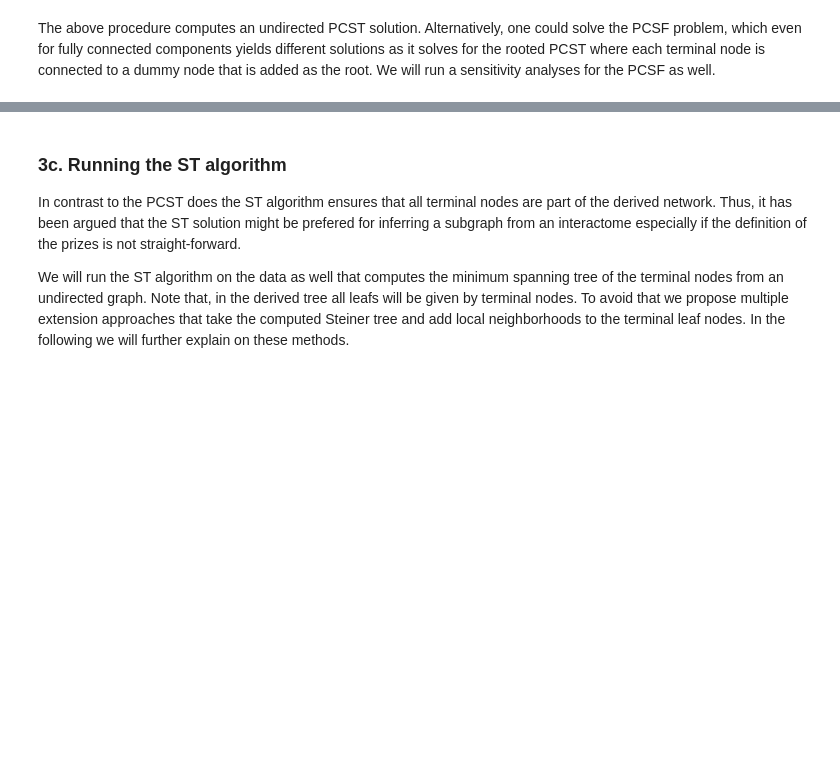
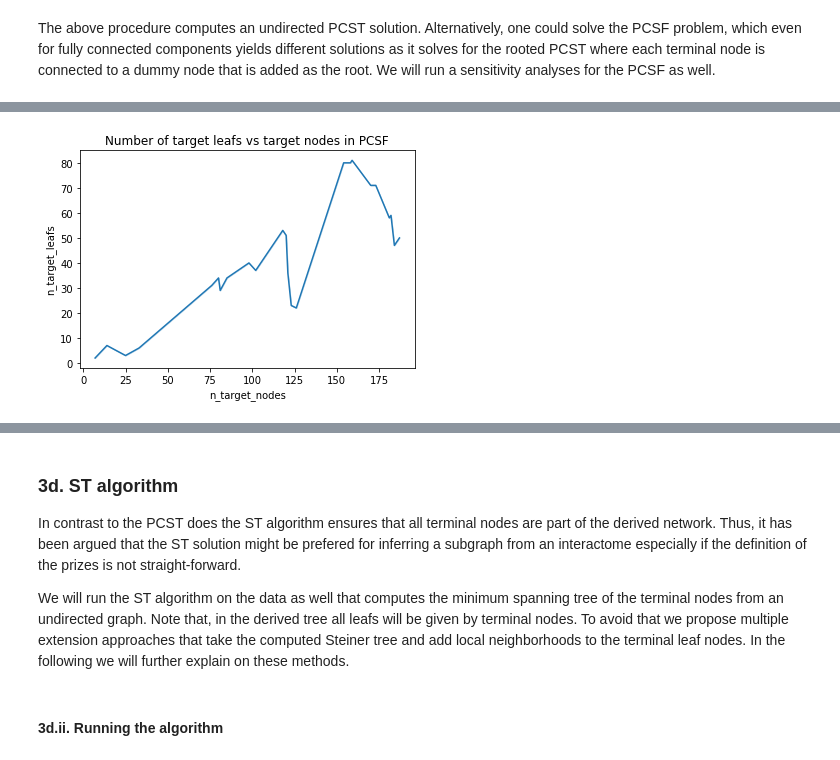
Before and after one commit to uhlerlab/image2reg, a Jupyter notebook: notebooks/ppi/steiner_tree_analysis.ipynb, the cells around one changed output, grey strips where cells are left out. Cells and saved outputs as stored; diff of their text form; code cells hidden in the pictures; blank space fills up the shorter version.

```diff
--- a/notebooks/ppi/steiner_tree_analysis.ipynb
+++ b/notebooks/ppi/steiner_tree_analysis.ipynb
@@ -1065,0 +1399,8 @@ with open("../../data/ppi/grid_pcsf_augmented_trees_dict_072621.pkl", "wb") as h
+# %%
+ax = sns.lineplot(
+    data=pcsf_sensitivity_analyses_results, x="n_target_nodes", y="n_target_leafs"
+)
+ax.set_title("Number of target leafs vs target nodes in PCSF")
+plt.show()
+# %% [output]
+[figure, added]
@@ -1066,7 +1408,9 @@ with open("../../data/ppi/grid_pcsf_augmented_trees_dict_072621.pkl", "wb") as h
 # %% [markdown]
-### 3c. Running the ST algorithm
+### 3d. ST algorithm
 
 In contrast to the PCST does the ST algorithm ensures that all terminal nodes are part of the derived network. Thus, it has been argued that the ST solution might be prefered for inferring a subgraph from an interactome especially if the definition of the prizes is not straight-forward.
 
 We will run the ST algorithm on the data as well that computes the minimum spanning tree of the terminal nodes from an undirected graph. Note that, in the derived tree all leafs will be given by terminal nodes. To avoid that we propose multiple extension approaches that take the computed Steiner tree and add local neighborhoods to the terminal leaf nodes. In the following we will further explain on these methods.
+# %% [markdown]
+#### 3d.ii. Running the algorithm
 # %%
```
Also changed, not shown: parts of 47 cells of this notebook.
